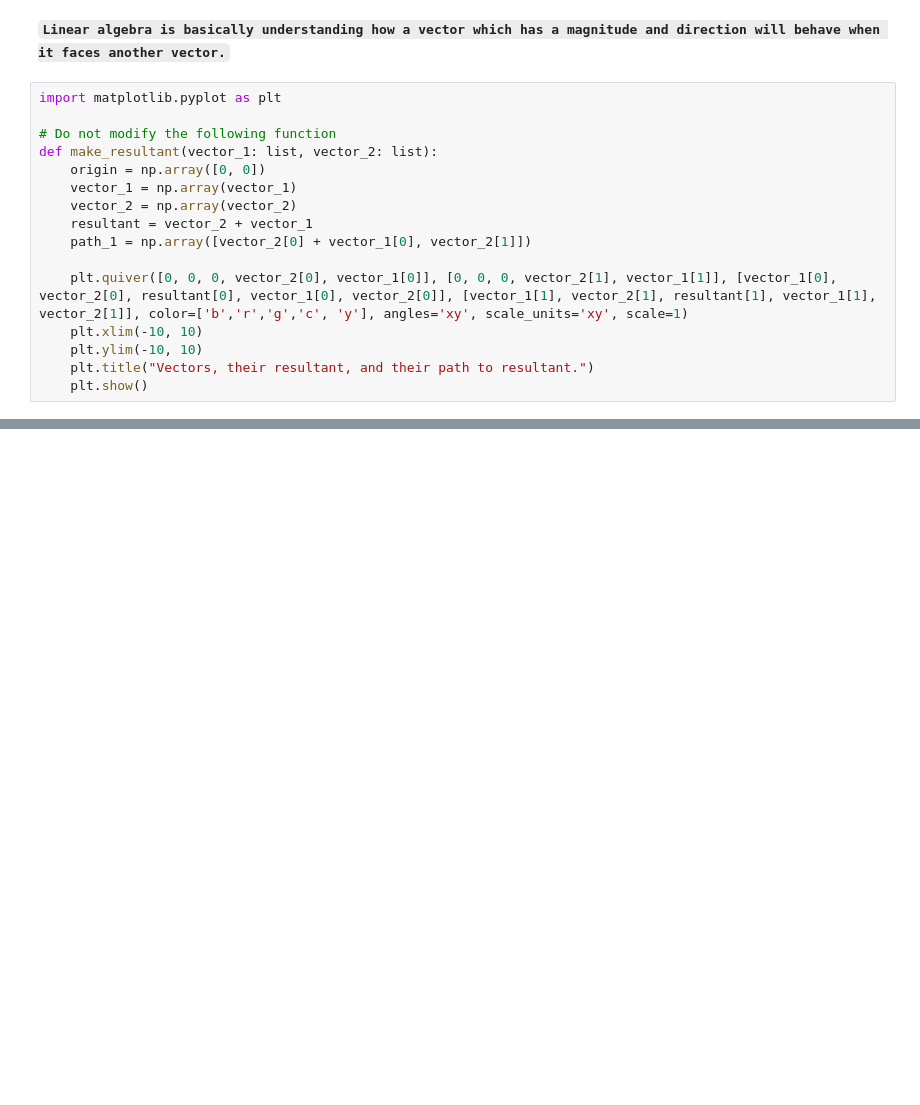
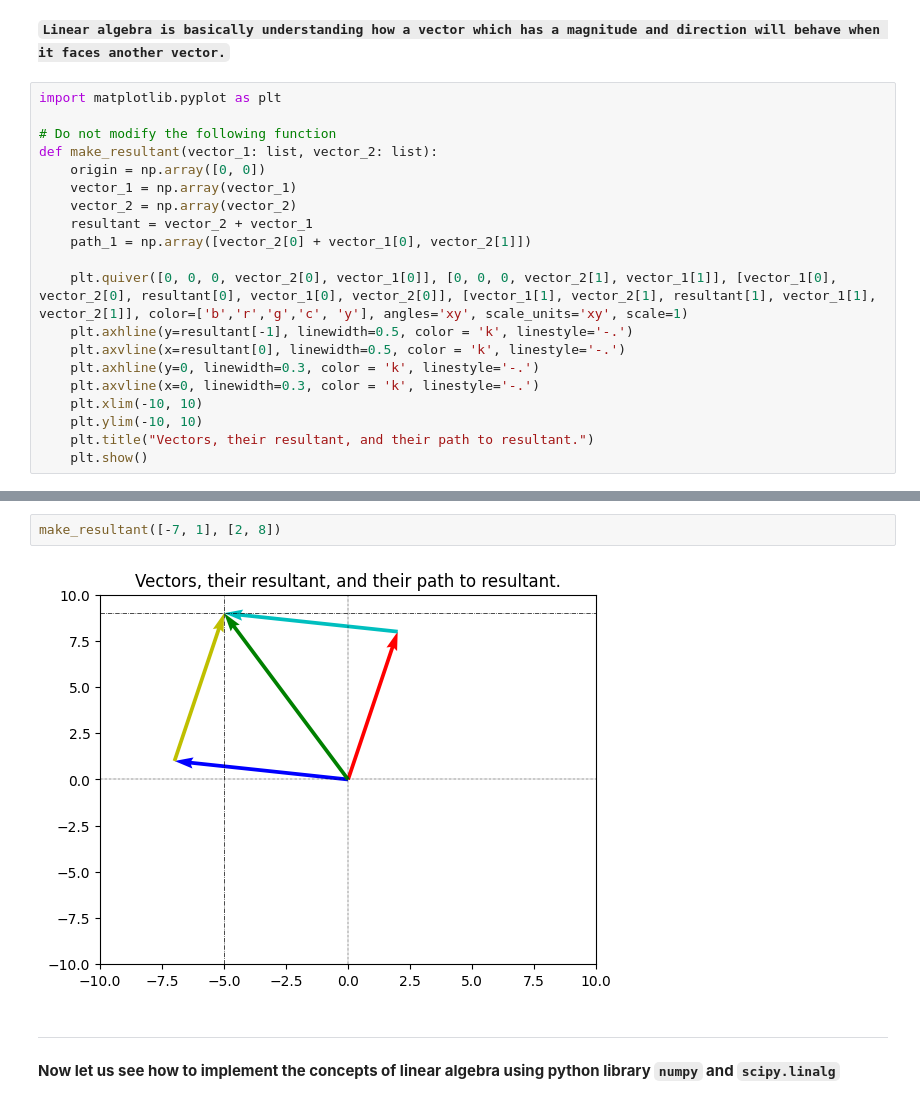
Before and after one commit to pavankumarbalijepalli/complete-data-science-bootcamp, a Jupyter notebook: Phase_00/02_Mathematics/00_Linear_Algebra.ipynb, the cells around one changed output, grey strips where cells are left out. Cells and saved outputs as stored; diff of their text form; blank space fills up the shorter version.

Commit message:
Implement plotting for Resultant, start linalg

```diff
--- a/Phase_00/02_Mathematics/00_Linear_Algebra.ipynb
+++ b/Phase_00/02_Mathematics/00_Linear_Algebra.ipynb
@@ -25,6 +29,10 @@ def make_resultant(vector_1: list, vector_2: list):
     path_1 = np.array([vector_2[0] + vector_1[0], vector_2[1]])
 
     plt.quiver([0, 0, 0, vector_2[0], vector_1[0]], [0, 0, 0, vector_2[1], vector_1[1]], [vector_1[0], vector_2[0], resultant[0], vector_1[0], vector_2[0]], [vector_1[1], vector_2[1], resultant[1], vector_1[1], vector_2[1]], color=['b','r','g','c', 'y'], angles='xy', scale_units='xy', scale=1)
+    plt.axhline(y=resultant[-1], linewidth=0.5, color = 'k', linestyle='-.')
+    plt.axvline(x=resultant[0], linewidth=0.5, color = 'k', linestyle='-.')
+    plt.axhline(y=0, linewidth=0.3, color = 'k', linestyle='-.')
+    plt.axvline(x=0, linewidth=0.3, color = 'k', linestyle='-.')
     plt.xlim(-10, 10)
     plt.ylim(-10, 10)
     plt.title("Vectors, their resultant, and their path to resultant.")
@@ -45,0 +76,7 @@ __Understanding the plot:__
+# %%
+make_resultant([-7, 1], [2, 8])
+# %% [output]
+[figure, added]
+# %% [markdown]
+---
+__Now let us see how to implement the concepts of linear algebra using python library `numpy` and `scipy.linalg`__
```
Also changed, not shown: parts of 4 cells of this notebook.
